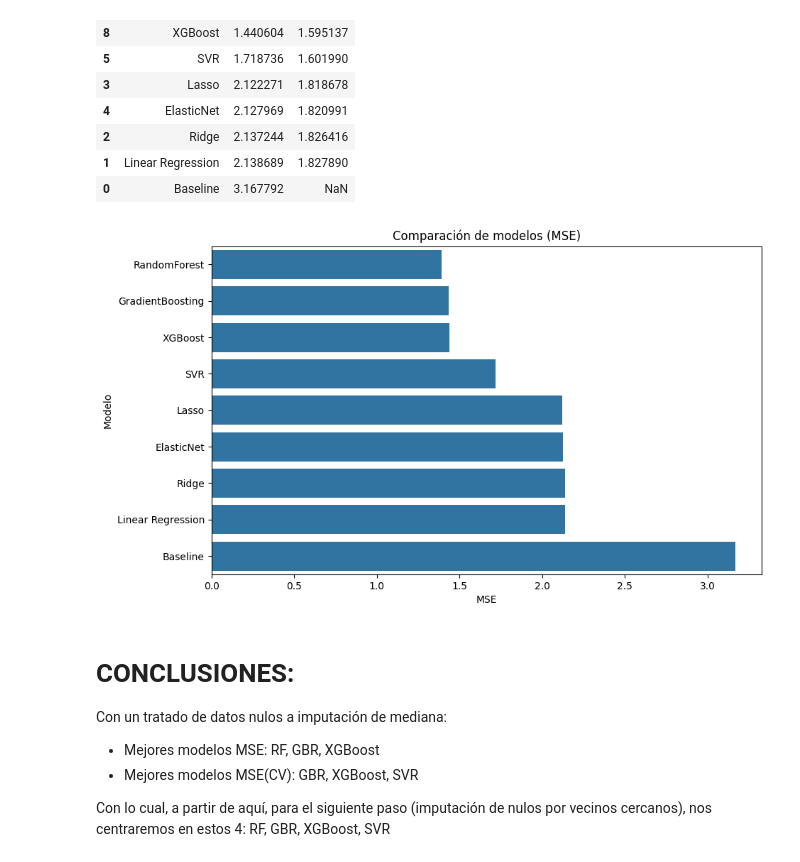
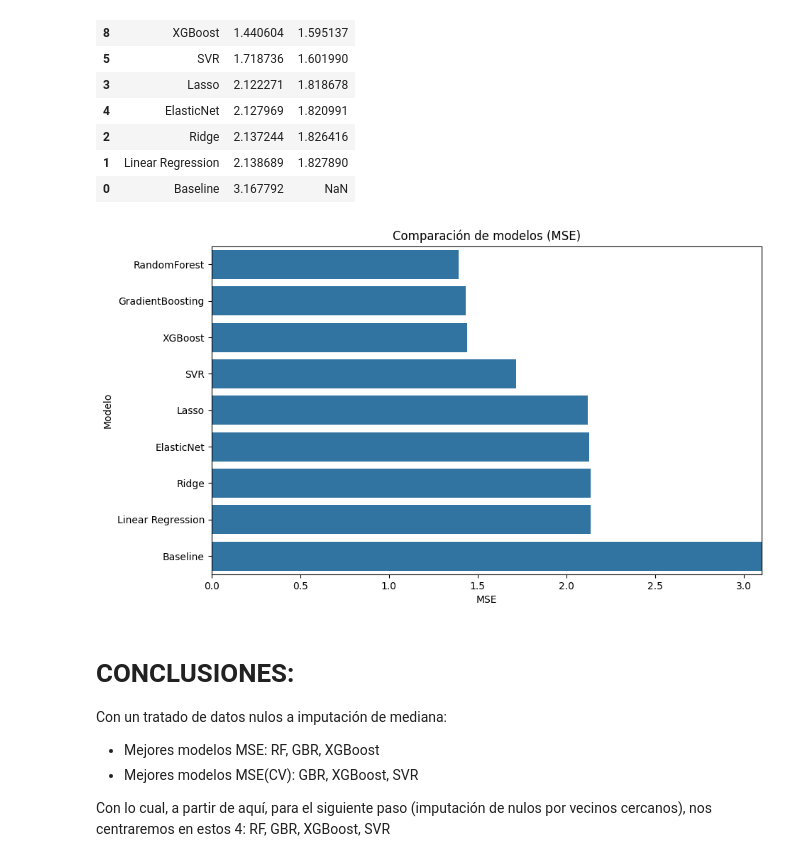
Before and after one commit to sangalgra/supervised-regression-project, a Jupyter notebook: 01_EDA_Modeling.ipynb, the cells around one changed output. Cells and saved outputs as stored; diff of their text form; code cells hidden in the pictures.

```diff
--- a/01_EDA_Modeling.ipynb
+++ b/01_EDA_Modeling.ipynb
@@ -942,19 +940,21 @@ results.sort_values(by='MSE',ascending=True)
 # %%
 # Visualmente
 
 plt.figure(figsize=(10, 6))
 
-sns.barplot(
-            data=results.sort_values(by='MSE',ascending=True),
-            x='MSE',
-            y='Modelo'
-        )
+ax = sns.barplot(
+                    data=results.sort_values(by='MSE',ascending=True),
+                    x='MSE',
+                    y='Modelo'
+                )
+
+ax.set_xlim(0,3.1)
 
 plt.title('Comparación de modelos (MSE)')
 
 plt.show()
 # %% [output]
-[figure, old version]
+[figure, new version]
 # %% [markdown]
 # CONCLUSIONES:
 
```
Also changed, not shown: parts of 38 cells of this notebook.
